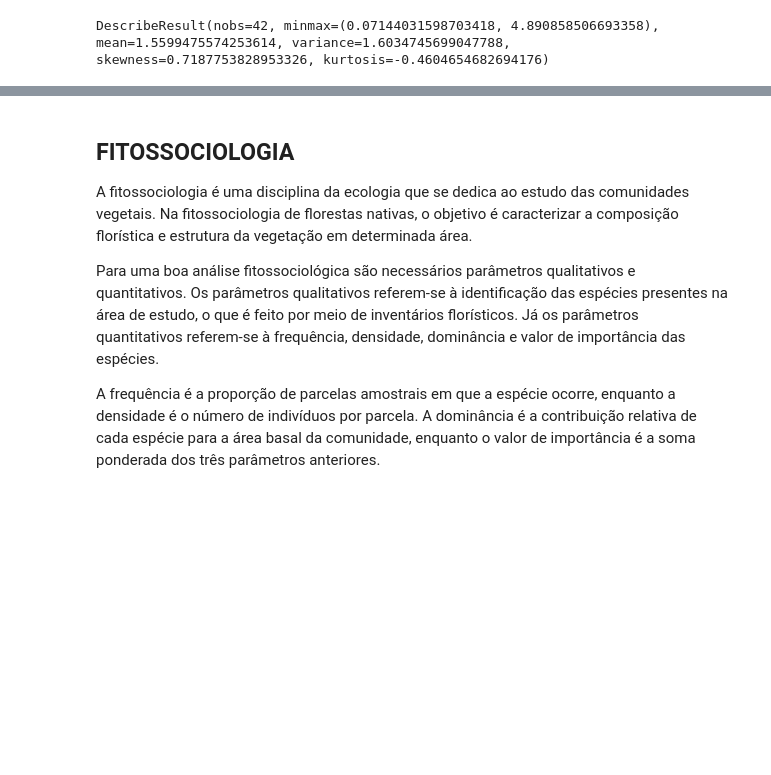
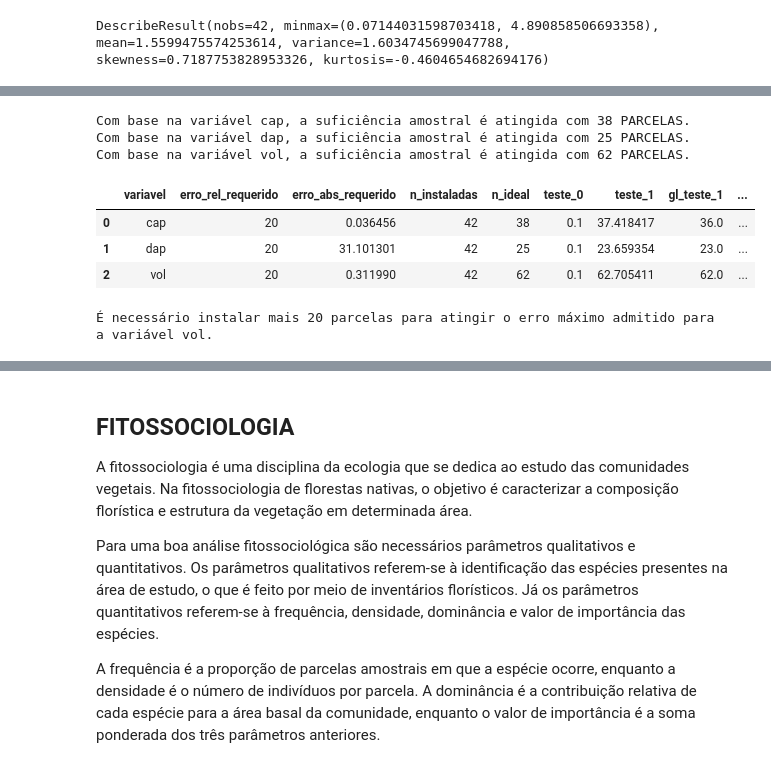
Before and after one commit to nettorobson/jupyter-if, a Jupyter notebook: if_teste.ipynb, the cells around one changed output, grey strips where cells are left out. Drawn from its saved outputs; the diff is of its cells as text; code cells hidden in the pictures; blank space fills up the shorter version.

Commit message:
Adds suficiencia amostral and IC

```diff
--- a/if_teste.ipynb
+++ b/if_teste.ipynb
@@ -867,6 +857,8 @@ para o estudo, com um valor de {round(row['erro_rel'],2)}%")
     else:
         print (f"A variável {row['variavel']} NÃO ATINGIU o Limite de Erro esperado \
 para o estudo, com um valor de {round(row['erro_rel'],2)}%")
+        print (f"\nDeve-se voltar a campo e instalar MAIS PARCELAS para atingir\
+ o erro esperado para a variável {row['variavel']}.")
 # %% [output]
 A variável cap está DENTRO do Limite de Erro esperado para o estudo, com um valor de 19.26%
 A variável dap está DENTRO do Limite de Erro esperado para o estudo, com um valor de 15.2%
@@ -873,0 +891,7 @@ A variável vol NÃO ATINGIU o Limite de Erro esperado para o estudo, com um val
+# %%
+data_suf = pd.DataFrame(columns=('variavel', 'erro_rel_requerido', 'erro_abs_requerido', 'n_instaladas', 'n_ideal'))
+data_suf['variavel'] = ('cap', 'dap', 'vol')
+data_suf['erro_rel_requerido'] = (20)
+data_suf['erro_abs_requerido'] = (data_suf['erro_rel_requerido'] * data_est['erro_abs'])/data_est['erro_rel']
+data_suf['n_instaladas'] = n
+data_suf.head()
@@ -873,0 +914,53 @@ A variável vol NÃO ATINGIU o Limite de Erro esperado para o estudo, com um val
+# %%
+# Variáveis globais para realização dos testes de suficiência amostral
+gl_teste = 0
+t_teste = t_student
+teste_num = 1
+data_suf[f'teste_{teste_num-1}'] = 0.1
+data_suf[f'teste_{teste_num}'] = 1
+# %%
+# Loop While e testes de suficiência amostral
+while True:
+    if (data_suf[f'teste_{teste_num}'] - data_suf[f'teste_{teste_num-1}']).all() %2 >= .1:
+        if pop >= 0.98:
+            data_suf[f'teste_{teste_num}'] = (t_teste**2) * data_est['var'] / (data_suf['erro_abs_requerido']**2)
+            gl_teste = round(data_suf[f'teste_{teste_num}'],0) - 1
+            data_suf[f'gl_teste_{teste_num}'] = gl_teste
+            t_teste = stats.t.ppf(1 - signif / 2, gl_teste)
+            data_suf[f't_teste_{teste_num}'] = t_teste
+            data_suf[f'teste_{teste_num+1}'] = data_suf[f'teste_{teste_num-1}']
+            teste_num += 1
+        else:
+            data_suf[f'teste_{teste_num}'] = (t_teste**2) * data_est['var'] / ((data_suf['erro_abs_requerido']**2) + ((t_teste**2) * data_est['var'] / N))
+            gl_teste = round(data_suf[f'teste_{teste_num}'],0) - 1
+            data_suf[f'gl_teste_{teste_num}'] = gl_teste
+            t_teste = stats.t.ppf(1 - signif / 2, gl_teste)
+            data_suf[f't_teste_{teste_num}'] = t_teste
+            data_suf[f'teste_{teste_num+1}'] = data_suf[f'teste_{teste_num-1}']
+            teste_num += 1
+    else:
+        data_suf['n_ideal'] = round(data_suf[f'teste_{teste_num}'],0).astype(int)
+        for i, row in data_suf.iterrows():
+            print (f"Com base na variável {row['variavel']}, a suficiência amostral é atingida com {row['n_ideal']} PARCELAS.")
+        data_suf.head()
+        break
+# %% [output]
+Com base na variável cap, a suficiência amostral é atingida com 38 PARCELAS.
+Com base na variável dap, a suficiência amostral é atingida com 25 PARCELAS.
+Com base na variável vol, a suficiência amostral é atingida com 62 PARCELAS.
+# %%
+# Resumo do teste de suficiência amostral
+data_suf.head()
+# %% [output]
+|  | variavel | erro_rel_requerido | erro_abs_requerido | n_instaladas | n_ideal | teste_0 | teste_1 | gl_teste_1 | ... |
+| 0 | cap | 20 | 0.036456 | 42 | 38 | 0.1 | 37.418417 | 36.0 | ... |
+| 1 | dap | 20 | 31.101301 | 42 | 25 | 0.1 | 23.659354 | 23.0 | ... |
+| 2 | vol | 20 | 0.311990 | 42 | 62 | 0.1 | 62.705411 | 62.0 | ... |
+# %%
+# Ou seja...
+for i, row in data_suf.iterrows():
+    if row['n_instaladas'] < row['n_ideal']:
+        print (f"É necessário instalar mais {row['n_ideal'] - row['n_instaladas']} parcelas para atingir o \
+erro máximo admitido para a variável {row['variavel']}.")
+# %% [output]
+É necessário instalar mais 20 parcelas para atingir o erro máximo admitido para a variável vol.
```
Also changed, not shown: parts of 31 cells of this notebook.
